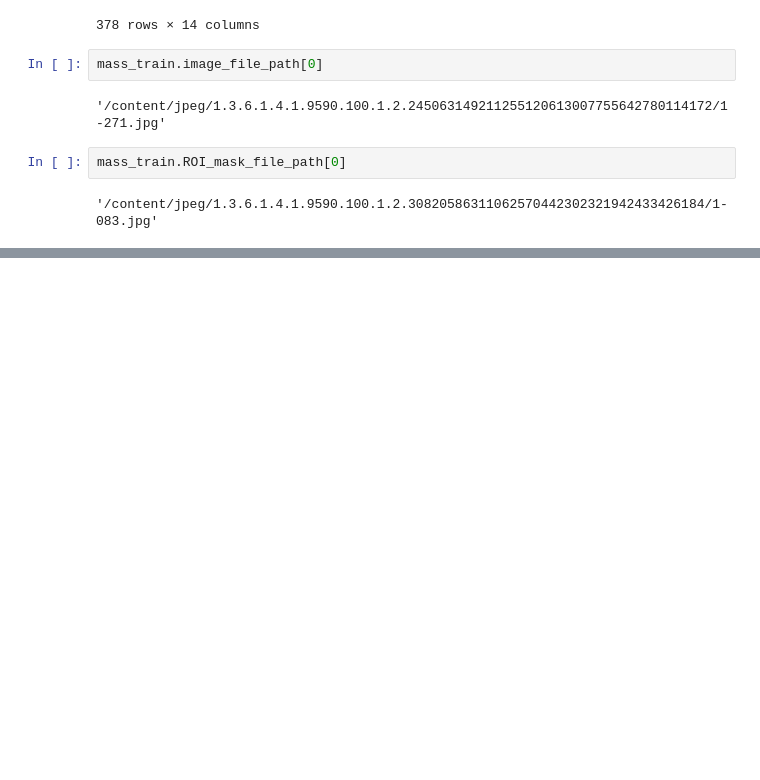
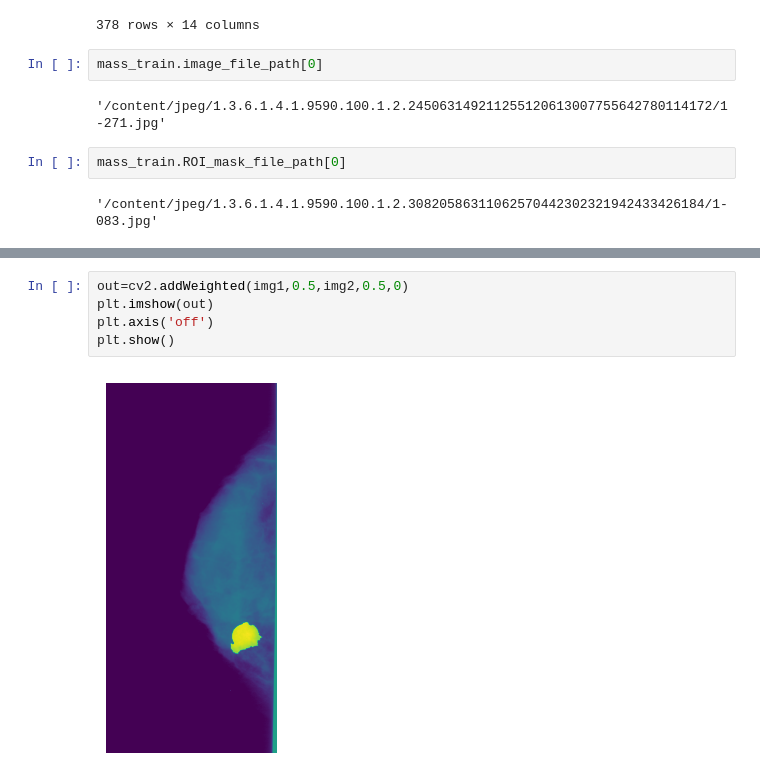
Before and after one commit to suke-bhargav/NEW, a Jupyter notebook: kaggleanalysisdataset.ipynb, the cells around one changed output, grey strips where cells are left out. Cells and saved outputs as stored; diff of their text form; blank space fills up the shorter version.

```diff
--- a/kaggleanalysisdataset.ipynb
+++ b/kaggleanalysisdataset.ipynb
@@ -278,0 +279,7 @@ plt.show()
+# %%
+out=cv2.addWeighted(img1,0.5,img2,0.5,0)
+plt.imshow(out)
+plt.axis('off')
+plt.show()
+# %% [output]
+[figure, added]
```
Also changed, not shown: parts of 9 cells of this notebook.
